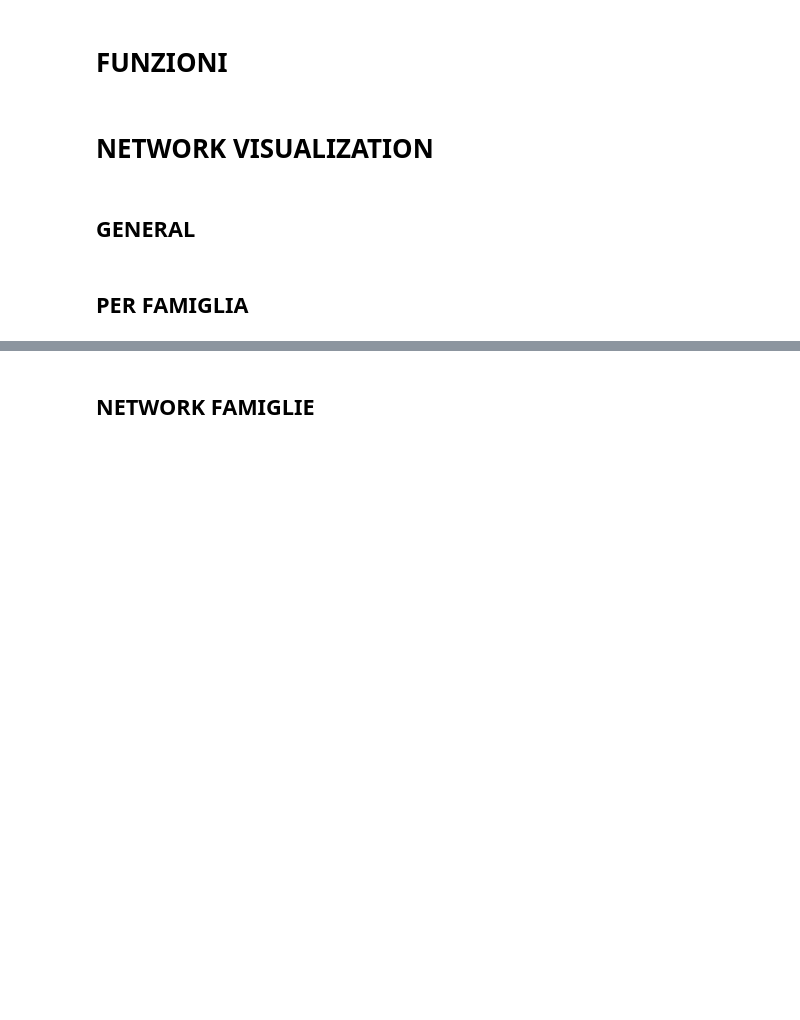
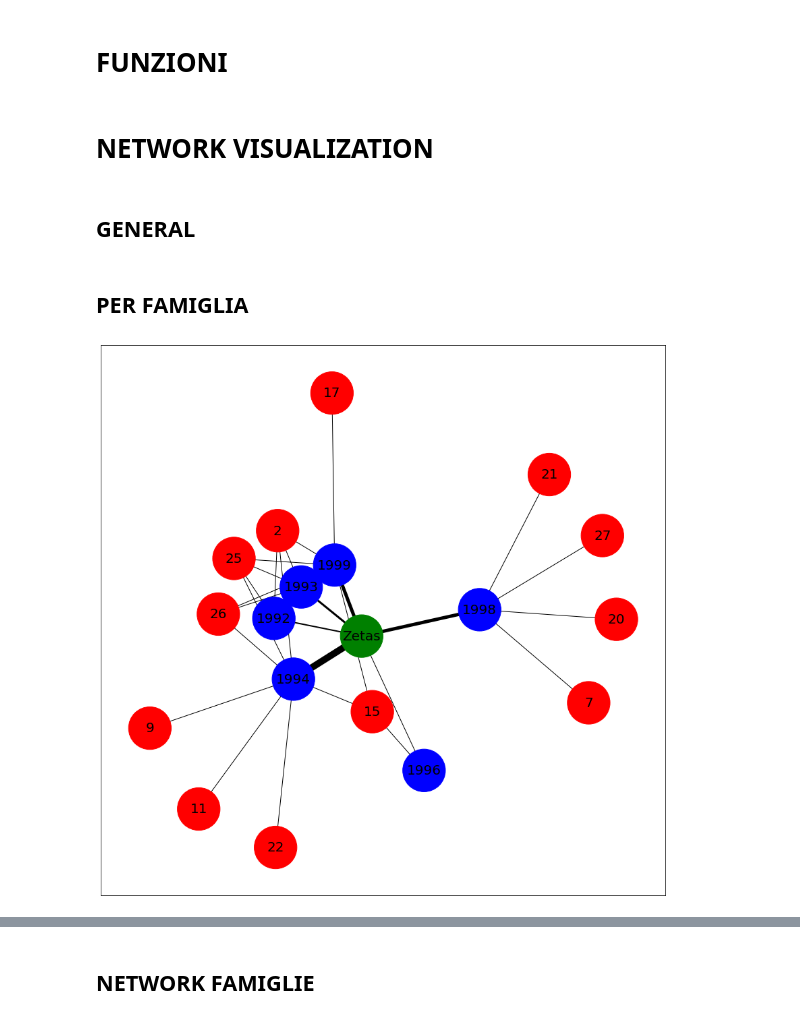
Before and after one commit to emacarta/Mexico-Drug-Traffic-Activities, a Jupyter notebook: Mexican_Drug_Cartell_Analysis.ipynb, the cells around one changed output, grey strips where cells are left out. Cells and saved outputs as stored; diff of their text form; code cells hidden in the pictures; blank space fills up the shorter version.

```diff
--- a/Mexican_Drug_Cartell_Analysis.ipynb
+++ b/Mexican_Drug_Cartell_Analysis.ipynb
@@ -319,0 +387,68 @@ df_O0010 = Edges_Generator_for_Cartel('Otros','O',years_0010=True)
+# %%
+net_zetas = nx.Graph()
+
+state_year = pd.read_csv('/Users/emanuele/Desktop/SNA/PROGETTO/state_year_Zetas_Z9000.txt')
+
+for i in state_year.A.unique():
+    name = str(i)
+    net_zetas.add_node(name, color = 'red')
+
+for i in state_year.B.unique():
+    name = str(i)
+    net_zetas.add_node(name, color = 'blue')
+
+net_zetas.add_node('Zetas', color = 'green')
+
+#-----------
+x = df_Z9000.values.tolist()
+#-----------------------
+
+for i in range(len(x)):
+    edge = x[i]
+    add = -1
+
+    for o in range(len(edge)):
+        add = add + 1
+
+        if add == 0:
+            A = edge[add]
+
+        elif add == 1:
+            B = edge[add]
+
+        else:
+            W = edge[add]
+    net_zetas.add_edge(str(A), str(B) ,weight=int(W))
+
+
+all_weights=[]
+for (node1,node2,data) in net_zetas.edges(data=True):
+        all_weights.append(data['weight']) #we'll use this when determining edge thickness
+
+nodes_color=[]
+for (node1,data) in net_zetas.nodes(data=True):
+        nodes_color.append(data['color']) #we'll use this when determining edge thickness
+
+
+unique_weights = list(set(all_weights))
+
+pos = nx.spring_layout(net_zetas)
+
+for weight in unique_weights:
+        #4 d. Form a filtered list with just the weight you want to draw
+        weighted_edges = [(node1,node2) for (node1,node2,edge_attr) in net_zetas.edges(data=True) if edge_attr['weight']==weight]
+        width = weight
+        nx.draw_networkx_edges(net_zetas,pos,edgelist=weighted_edges,width=width)
+
+
+nx.draw_networkx_nodes(net_zetas,pos,node_color=nodes_color, node_size=4000)
+
+nx.draw_networkx_labels(net_zetas,pos,font_size=20, font_family="sans-serif")
+
+#plt.axis('off')
+plt.rcParams["figure.figsize"] = (15,15)
+#plt.show()
+
+pass
+# %% [output]
+[figure, added]
```
Also changed, not shown: parts of 20 cells of this notebook.
